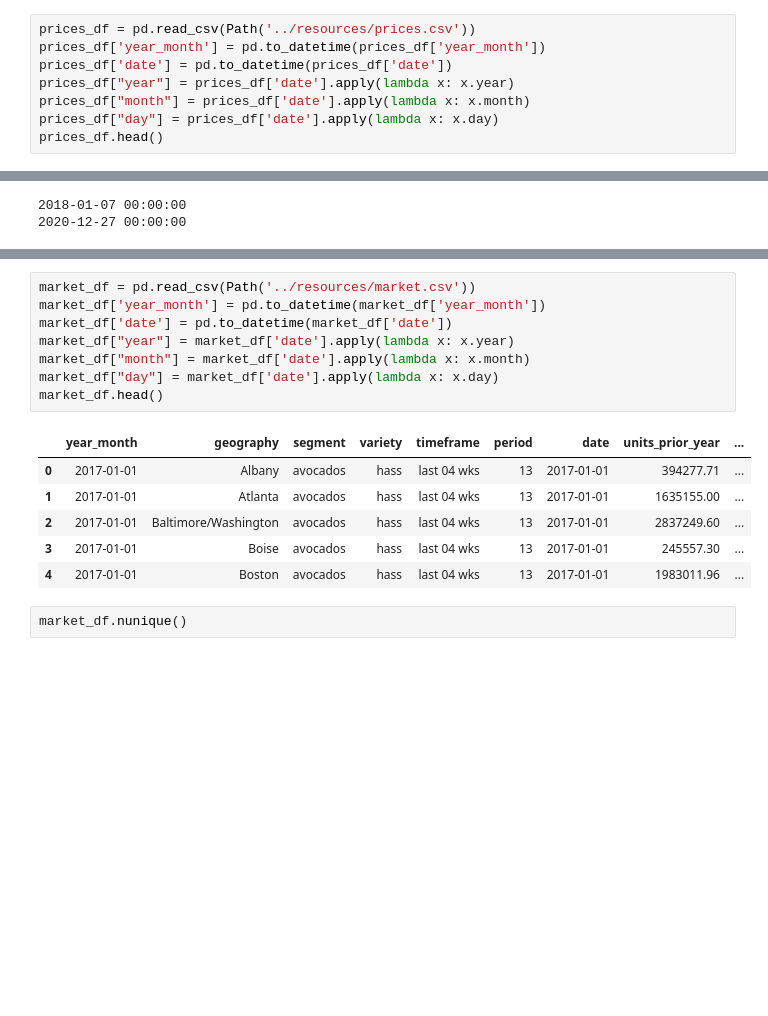
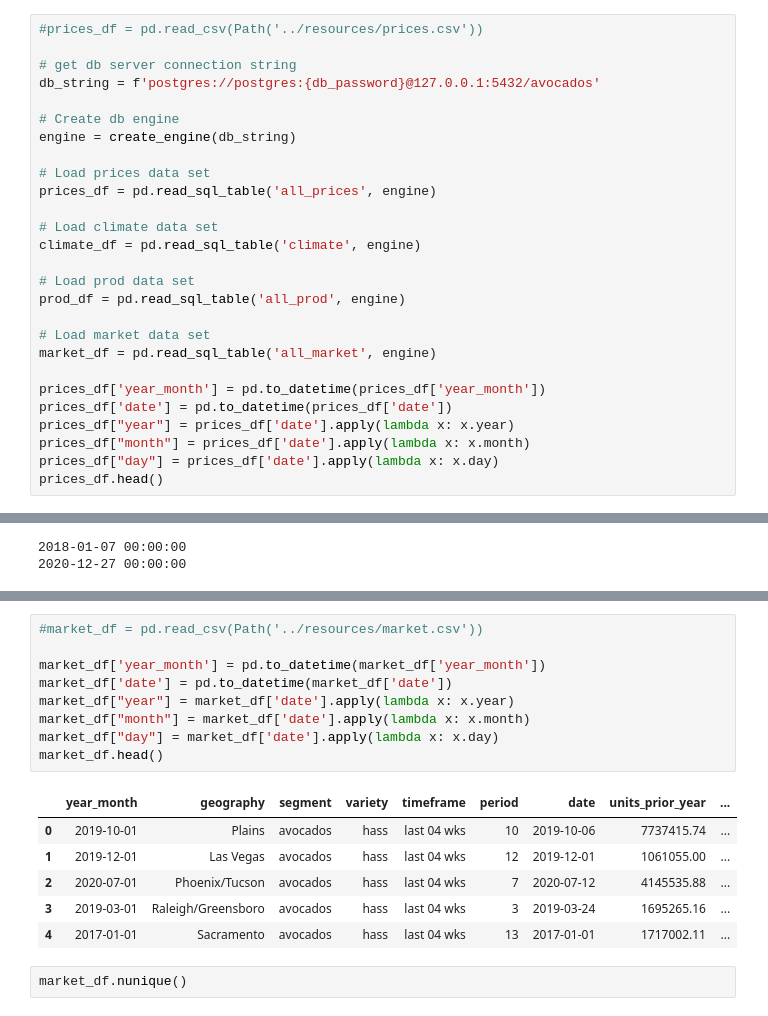
Before and after one commit to davidmcbee/Health_and_Avocados, a Jupyter notebook: ML_Data_Preparation.ipynb, the cells around one changed output, grey strips where cells are left out. Cells and saved outputs as stored; diff of their text form; blank space fills up the shorter version.

```diff
--- a/ML_Data_Preparation.ipynb
+++ b/ML_Data_Preparation.ipynb
@@ -10,6 +11,25 @@ import os
 warnings.filterwarnings('ignore')
 # %%
-prices_df = pd.read_csv(Path('../resources/prices.csv'))
+#prices_df = pd.read_csv(Path('../resources/prices.csv'))
+
+# get db server connection string
+db_string = f'postgres://postgres:{db_password}@127.0.0.1:5432/avocados'
+
+# Create db engine
+engine = create_engine(db_string)
+
+# Load prices data set
+prices_df = pd.read_sql_table('all_prices', engine)
+
+# Load climate data set
+climate_df = pd.read_sql_table('climate', engine)
+
+# Load prod data set
+prod_df = pd.read_sql_table('all_prod', engine)
+
+# Load market data set
+market_df = pd.read_sql_table('all_market', engine)
+
 prices_df['year_month'] = pd.to_datetime(prices_df['year_month'])
 prices_df['date'] = pd.to_datetime(prices_df['date'])
 prices_df["year"] = prices_df['date'].apply(lambda x: x.year)
@@ -264,18 +285,19 @@ prod_df.sort_values(['year_month', 'date'], ascending=True).head(20)
 # %%
-market_df = pd.read_csv(Path('../resources/market.csv'))
+#market_df = pd.read_csv(Path('../resources/market.csv'))
+
 market_df['year_month'] = pd.to_datetime(market_df['year_month'])
 market_df['date'] = pd.to_datetime(market_df['date'])
 market_df["year"] = market_df['date'].apply(lambda x: x.year)
 market_df["month"] = market_df['date'].apply(lambda x: x.month)
 market_df["day"] = market_df['date'].apply(lambda x: x.day)
 market_df.head()
 # %% [output]
 |  | year_month | geography | segment | variety | timeframe | period | date | units_prior_year | ... |
-| 0 | 2017-01-01 | Albany | avocados | hass | last 04 wks | 13 | 2017-01-01 | 394277.71 | ... |
-| 1 | 2017-01-01 | Atlanta | avocados | hass | last 04 wks | 13 | 2017-01-01 | 1635155.00 | ... |
-| 2 | 2017-01-01 | Baltimore/Washington | avocados | hass | last 04 wks | 13 | 2017-01-01 | 2837249.60 | ... |
-| 3 | 2017-01-01 | Boise | avocados | hass | last 04 wks | 13 | 2017-01-01 | 245557.30 | ... |
-| 4 | 2017-01-01 | Boston | avocados | hass | last 04 wks | 13 | 2017-01-01 | 1983011.96 | ... |
+| 0 | 2019-10-01 | Plains | avocados | hass | last 04 wks | 10 | 2019-10-06 | 7737415.74 | ... |
+| 1 | 2019-12-01 | Las Vegas | avocados | hass | last 04 wks | 12 | 2019-12-01 | 1061055.00 | ... |
+| 2 | 2020-07-01 | Phoenix/Tucson | avocados | hass | last 04 wks | 7 | 2020-07-12 | 4145535.88 | ... |
+| 3 | 2019-03-01 | Raleigh/Greensboro | avocados | hass | last 04 wks | 3 | 2019-03-24 | 1695265.16 | ... |
+| 4 | 2017-01-01 | Sacramento | avocados | hass | last 04 wks | 13 | 2017-01-01 | 1717002.11 | ... |
 # %%
 market_df.nunique()
 # %% [output]
```
Also changed, not shown: parts of 34 cells of this notebook, 3 other files.
